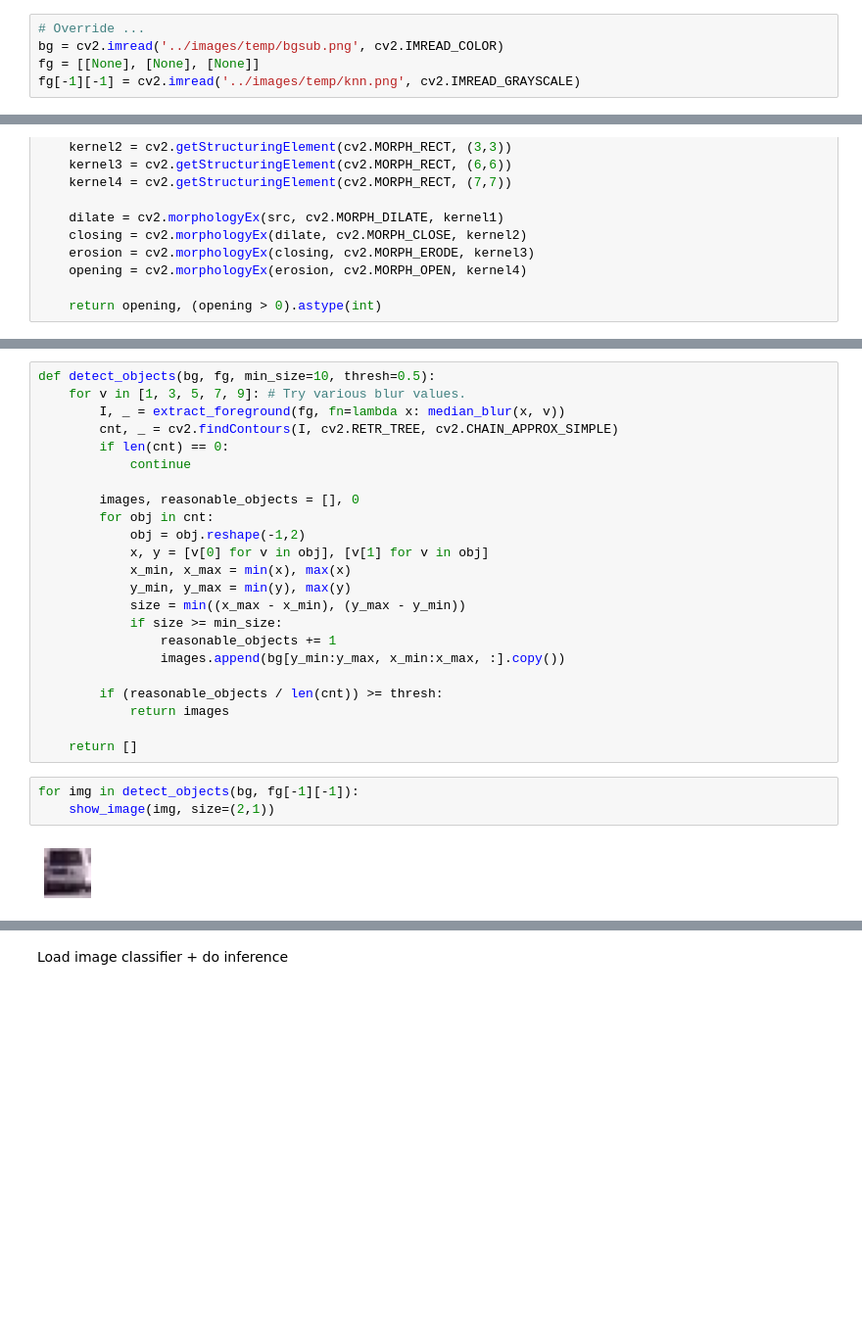
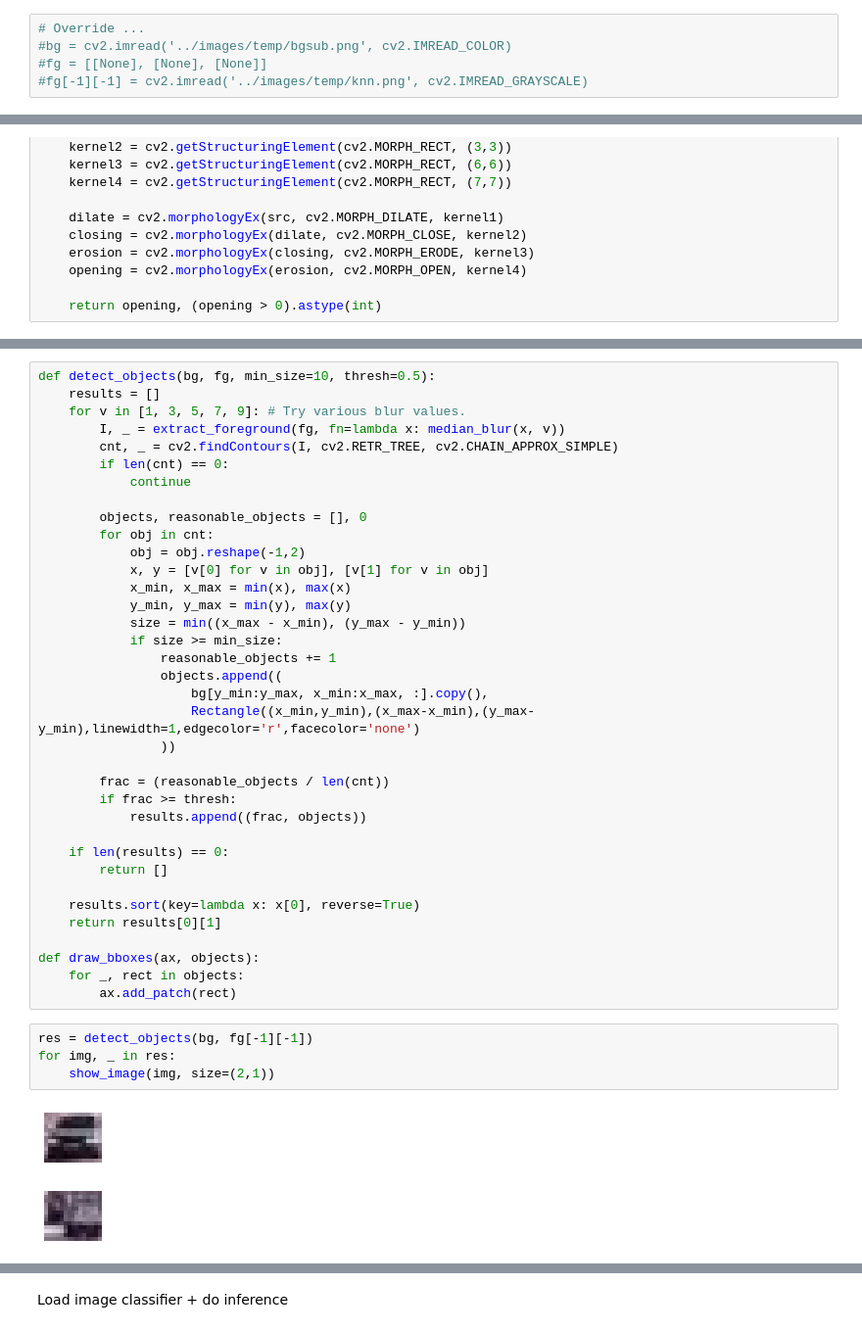
Before and after one commit to BerntA/CVEET, a Jupyter notebook: src/object-detection-bgsub.ipynb, the cells around one changed output, grey strips where cells are left out. Shown at 98% size. Cells and saved outputs as stored; diff of their text form; blank space fills up the shorter version.

```diff
--- a/src/object-detection-bgsub.ipynb
+++ b/src/object-detection-bgsub.ipynb
@@ -72,9 +73,9 @@ Processed Frame 244
 Stopped Video Stream
 # %%
 # Override ...
-bg = cv2.imread('../images/temp/bgsub.png', cv2.IMREAD_COLOR)
-fg = [[None], [None], [None]]
-fg[-1][-1] = cv2.imread('../images/temp/knn.png', cv2.IMREAD_GRAYSCALE)
+#bg = cv2.imread('../images/temp/bgsub.png', cv2.IMREAD_COLOR)
+#fg = [[None], [None], [None]]
+#fg[-1][-1] = cv2.imread('../images/temp/knn.png', cv2.IMREAD_GRAYSCALE)
 # %%
 show_image(bg)
 # %% [output]
@@ -161,12 +162,13 @@ plt.show()
 # %%
 def detect_objects(bg, fg, min_size=10, thresh=0.5):
+    results = []
     for v in [1, 3, 5, 7, 9]: # Try various blur values.
         I, _ = extract_foreground(fg, fn=lambda x: median_blur(x, v))
         cnt, _ = cv2.findContours(I, cv2.RETR_TREE, cv2.CHAIN_APPROX_SIMPLE)
         if len(cnt) == 0:
             continue
 
-        images, reasonable_objects = [], 0
+        objects, reasonable_objects = [], 0
         for obj in cnt:
             obj = obj.reshape(-1,2)
             x, y = [v[0] for v in obj], [v[1] for v in obj]
@@ -175,14 +177,28 @@ def detect_objects(bg, fg, min_size=10, thresh=0.5):
             size = min((x_max - x_min), (y_max - y_min))
             if size >= min_size:
                 reasonable_objects += 1
-                images.append(bg[y_min:y_max, x_min:x_max, :].copy())
+                objects.append((
+                    bg[y_min:y_max, x_min:x_max, :].copy(),
+                    Rectangle((x_min,y_min),(x_max-x_min),(y_max-y_min),linewidth=1,edgecolor='r',facecolor='none')
+                ))
 
-        if (reasonable_objects / len(cnt)) >= thresh:
-            return images
+        frac = (reasonable_objects / len(cnt))
+        if frac >= thresh:
+            results.append((frac, objects))
 
-    return []
+    if len(results) == 0:
+        return []
+
+    results.sort(key=lambda x: x[0], reverse=True)
+    return results[0][1]
+
+def draw_bboxes(ax, objects):
+    for _, rect in objects:
+        ax.add_patch(rect)
 # %%
-for img in detect_objects(bg, fg[-1][-1]):
+res = detect_objects(bg, fg[-1][-1])
+for img, _ in res:
     show_image(img, size=(2,1))
 # %% [output]
-[figure, old version]
+[figure, new version]
+[figure, added]
```
Also changed, not shown: parts of 15 cells of this notebook, 3 other files.
